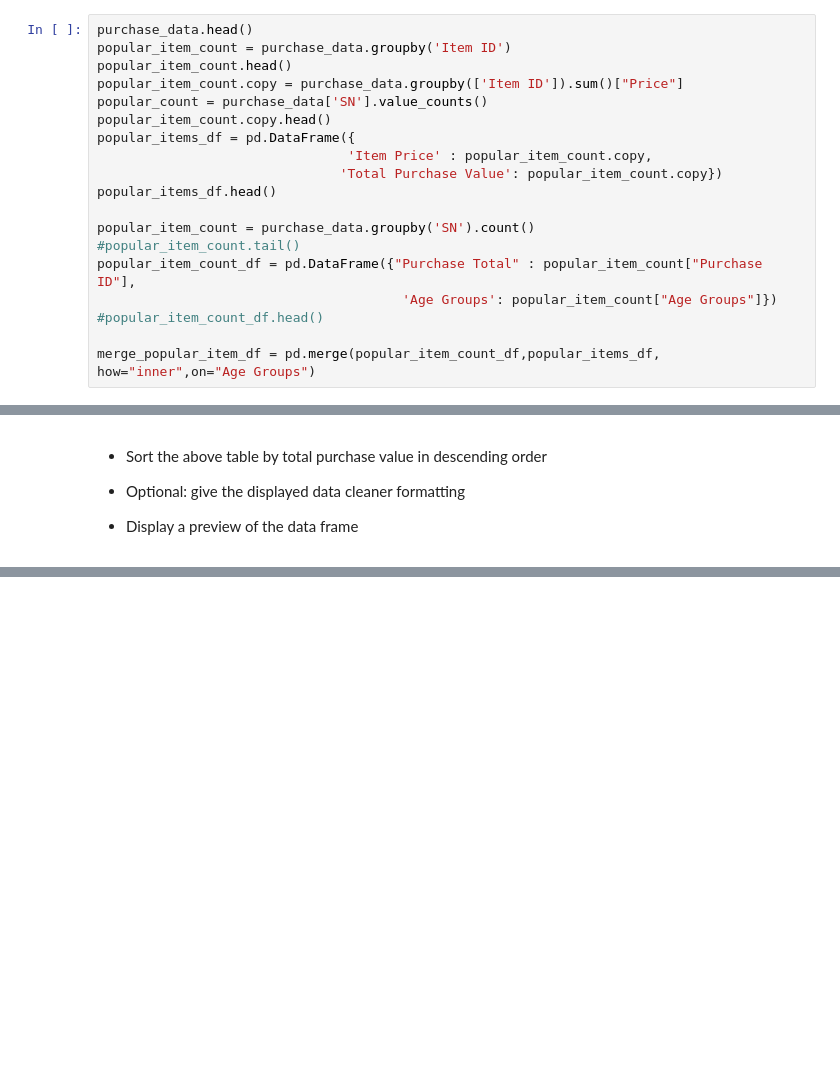
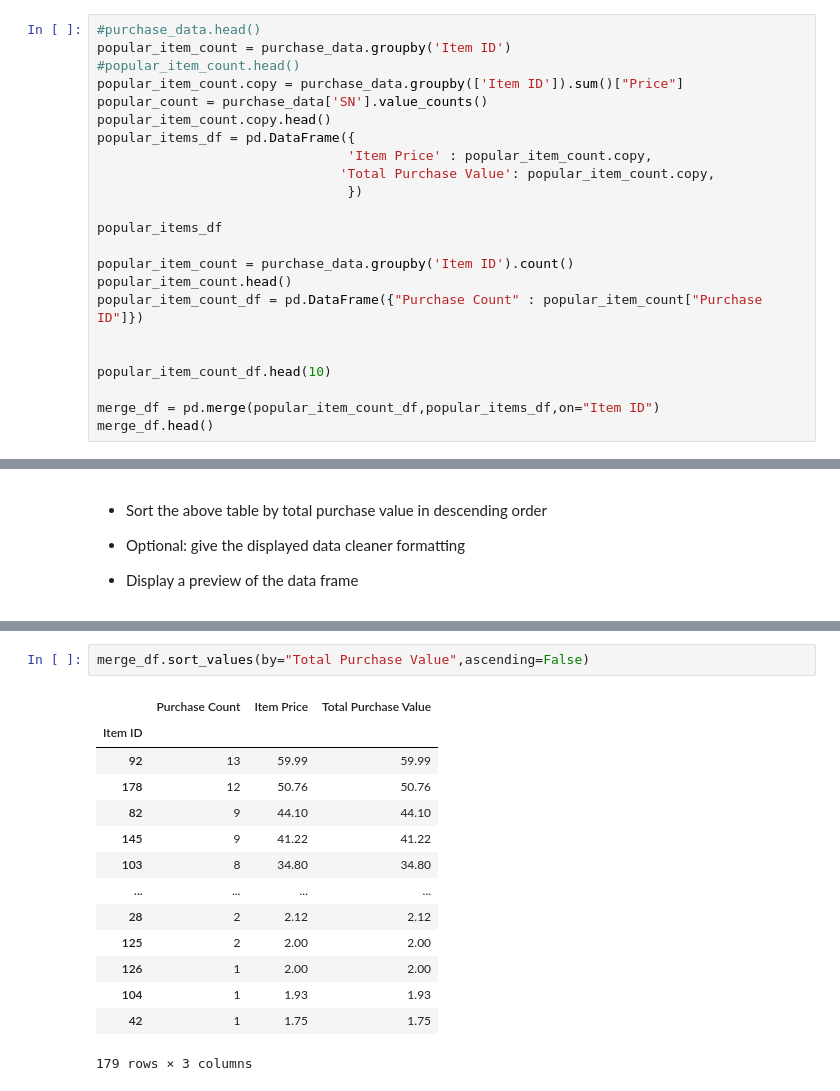
Before and after one commit to nikilee85/Pandas-challenge, a Jupyter notebook: HerousOfPymoli/HeroesOfPymoli_starter.ipynb, the cells around one changed output, grey strips where cells are left out. Cells and saved outputs as stored; diff of their text form; blank space fills up the shorter version.

```diff
--- a/HerousOfPymoli/HeroesOfPymoli_starter.ipynb
+++ b/HerousOfPymoli/HeroesOfPymoli_starter.ipynb
@@ -327,22 +322,26 @@ popular_item_count.tail()
 
 * Display a preview of the summary data frame
 # %%
-purchase_data.head()
+#purchase_data.head()
 popular_item_count = purchase_data.groupby('Item ID')
-popular_item_count.head()
+#popular_item_count.head()
 popular_item_count.copy = purchase_data.groupby(['Item ID']).sum()["Price"]
 popular_count = purchase_data['SN'].value_counts()
 popular_item_count.copy.head()
 popular_items_df = pd.DataFrame({
                                 'Item Price' : popular_item_count.copy,
-                               'Total Purchase Value': popular_item_count.copy})
-popular_items_df.head()
+                               'Total Purchase Value': popular_item_count.copy,
+                                })
 
-popular_item_count = purchase_data.groupby('SN').count()
-#popular_item_count.tail()
-popular_item_count_df = pd.DataFrame({"Purchase Total" : popular_item_count["Purchase ID"],
-                                       'Age Groups': popular_item_count["Age Groups"]})
-#popular_item_count_df.head()
+popular_items_df
 
-merge_popular_item_df = pd.merge(popular_item_count_df,popular_items_df, how="inner",on="Age Groups")
+popular_item_count = purchase_data.groupby('Item ID').count()
+popular_item_count.head()
+popular_item_count_df = pd.DataFrame({"Purchase Count" : popular_item_count["Purchase ID"]})
+
+
+popular_item_count_df.head(10)
+
+merge_df = pd.merge(popular_item_count_df,popular_items_df,on="Item ID")
+merge_df.head()
 # %% [output]
@@ -368,0 +365,17 @@ KeyError: 'Age Groups'
+# %%
+merge_df.sort_values(by="Total Purchase Value",ascending=False)
+# %% [output]
+|  | Purchase Count | Item Price | Total Purchase Value |
+| Item ID |  |  |  |
+| 92 | 13 | 59.99 | 59.99 |
+| 178 | 12 | 50.76 | 50.76 |
+| 82 | 9 | 44.10 | 44.10 |
+| 145 | 9 | 41.22 | 41.22 |
+| 103 | 8 | 34.80 | 34.80 |
+| ... | ... | ... | ... |
+| 28 | 2 | 2.12 | 2.12 |
+| 125 | 2 | 2.00 | 2.00 |
+| 126 | 1 | 2.00 | 2.00 |
+| 104 | 1 | 1.93 | 1.93 |
+| 42 | 1 | 1.75 | 1.75 |
+179 rows × 3 columns
```
Also changed, not shown: parts of 4 cells of this notebook.
